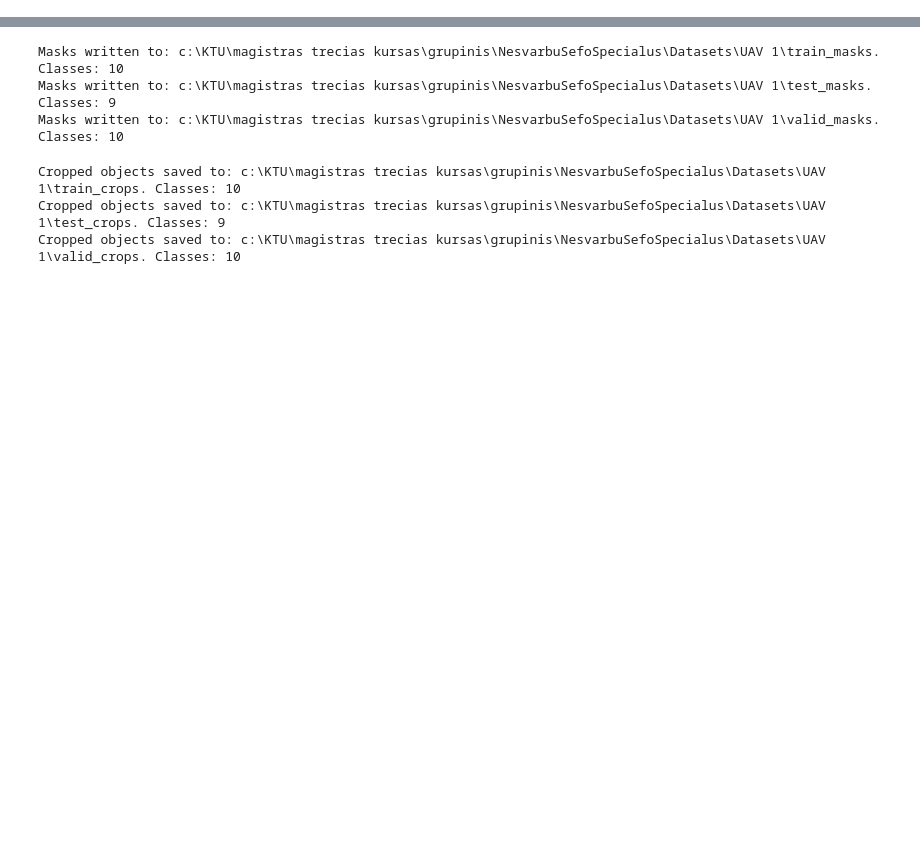
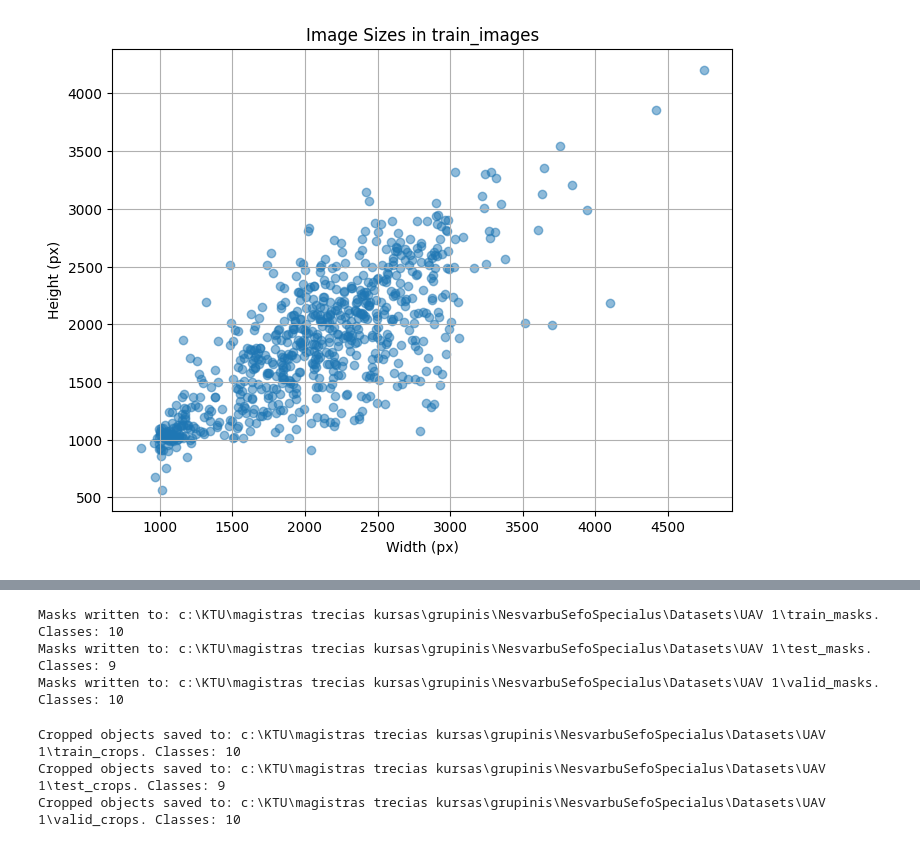
Before and after one commit to Flamiez/NesvarbuSefoSpecialus, a Jupyter notebook: App/main_notebook.ipynb, the cells around one changed output, grey strips where cells are left out. Drawn from its saved outputs; the diff is of its cells as text; code cells hidden in the pictures; blank space fills up the shorter version.

```diff
--- a/App/main_notebook.ipynb
+++ b/App/main_notebook.ipynb
@@ -6,3 +7,33 @@ import numpy as np
 # %%
 PATH_TO_DATASETS = os.path.join(os.getcwd(), "..", "Datasets")
 PATH_TO_DATASETS = os.path.abspath(PATH_TO_DATASETS)
+# %%
+def display_image_size_distrib(folder, exclude = None):
+    widths, heights = [], []
+    for root, _, files in os.walk(PATH_TO_DATASETS):
+        if exclude is not None:
+            if exclude in root:
+                continue
+        if root.endswith(folder):
+            for file in files:
+                if file.lower().endswith(('.png', '.jpg', '.jpeg', '.bmp', '.tiff')):
+                    img_path = os.path.join(root, file)
+                    try:
+                        with Image.open(img_path) as img:
+                            w, h = img.size
+                            widths.append(w)
+                            heights.append(h)
+                    except Exception as e:
+                        print(f"Error reading {img_path}: {e}")
+
+    plt.figure(figsize=(8, 6))
+    plt.scatter(widths, heights, alpha=0.5)
+    plt.title(f"Image Sizes in {folder}")
+    plt.xlabel("Width (px)")
+    plt.ylabel("Height (px)")
+    plt.grid(True)
+    plt.show()
+# %%
+display_image_size_distrib("train_images")
+# %% [output]
+[figure, added]
```
Also changed, not shown: parts of 2 cells of this notebook.
